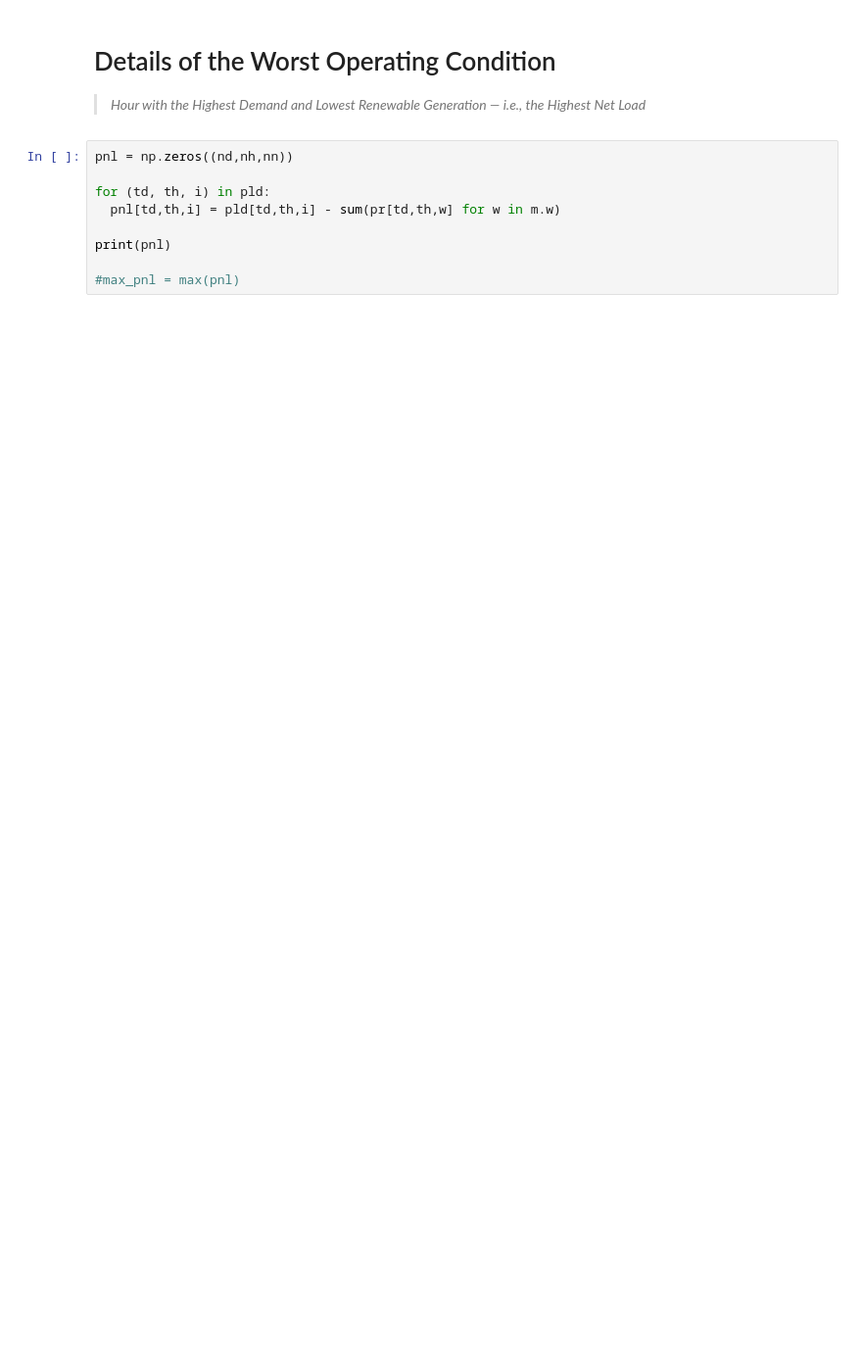
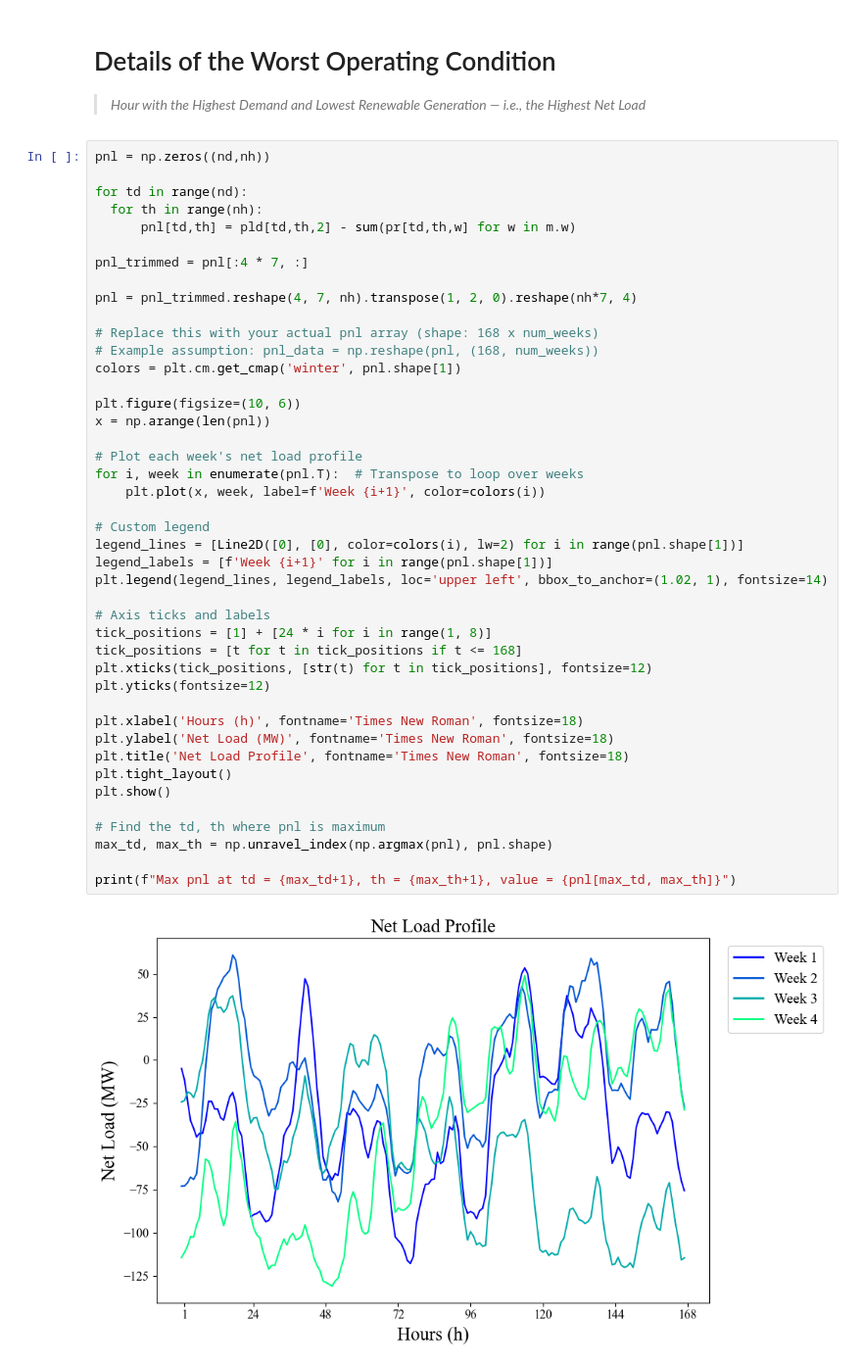
Before and after one commit to sanaz-mahmoudi/sanazmahmoudi, a Jupyter notebook: OperationUnderNormalCondition.ipynb, the cells around one changed output. Shown at 98% size. Cells and saved outputs as stored; diff of their text form; blank space fills up the shorter version.

```diff
--- a/OperationUnderNormalCondition.ipynb
+++ b/OperationUnderNormalCondition.ipynb
@@ -578,12 +662,48 @@ for group, table in pivoted_tables.items():
 
 
 > *Hour with the Highest Demand and Lowest Renewable Generation — i.e., the Highest Net Load*
-# %%
-pnl = np.zeros((nd,nh,nn))
-
-for (td, th, i) in pld:
-  pnl[td,th,i] = pld[td,th,i] - sum(pr[td,th,w] for w in m.w)
-
-print(pnl)
-
-#max_pnl = max(pnl)
+# %%
+pnl = np.zeros((nd,nh))
+
+for td in range(nd):
+  for th in range(nh):
+      pnl[td,th] = pld[td,th,2] - sum(pr[td,th,w] for w in m.w)
+
+pnl_trimmed = pnl[:4 * 7, :]
+
+pnl = pnl_trimmed.reshape(4, 7, nh).transpose(1, 2, 0).reshape(nh*7, 4)
+
+# Replace this with your actual pnl array (shape: 168 x num_weeks)
+# Example assumption: pnl_data = np.reshape(pnl, (168, num_weeks))
+colors = plt.cm.get_cmap('winter', pnl.shape[1])
+
+plt.figure(figsize=(10, 6))
+x = np.arange(len(pnl))
+
+# Plot each week's net load profile
+for i, week in enumerate(pnl.T):  # Transpose to loop over weeks
+    plt.plot(x, week, label=f'Week {i+1}', color=colors(i))
+
+# Custom legend
+legend_lines = [Line2D([0], [0], color=colors(i), lw=2) for i in range(pnl.shape[1])]
+legend_labels = [f'Week {i+1}' for i in range(pnl.shape[1])]
+plt.legend(legend_lines, legend_labels, loc='upper left', bbox_to_anchor=(1.02, 1), fontsize=14)
+
+# Axis ticks and labels
+tick_positions = [1] + [24 * i for i in range(1, 8)]
+tick_positions = [t for t in tick_positions if t <= 168]
+plt.xticks(tick_positions, [str(t) for t in tick_positions], fontsize=12)
+plt.yticks(fontsize=12)
+
+plt.xlabel('Hours (h)', fontname='Times New Roman', fontsize=18)
+plt.ylabel('Net Load (MW)', fontname='Times New Roman', fontsize=18)
+plt.title('Net Load Profile', fontname='Times New Roman', fontsize=18)
+plt.tight_layout()
+plt.show()
+
+# Find the td, th where pnl is maximum
+max_td, max_th = np.unravel_index(np.argmax(pnl), pnl.shape)
+
+print(f"Max pnl at td = {max_td+1}, th = {max_th+1}, value = {pnl[max_td, max_th]}")
+# %% [output]
+[figure, added]
```
Also changed, not shown: parts of 4 cells of this notebook.
